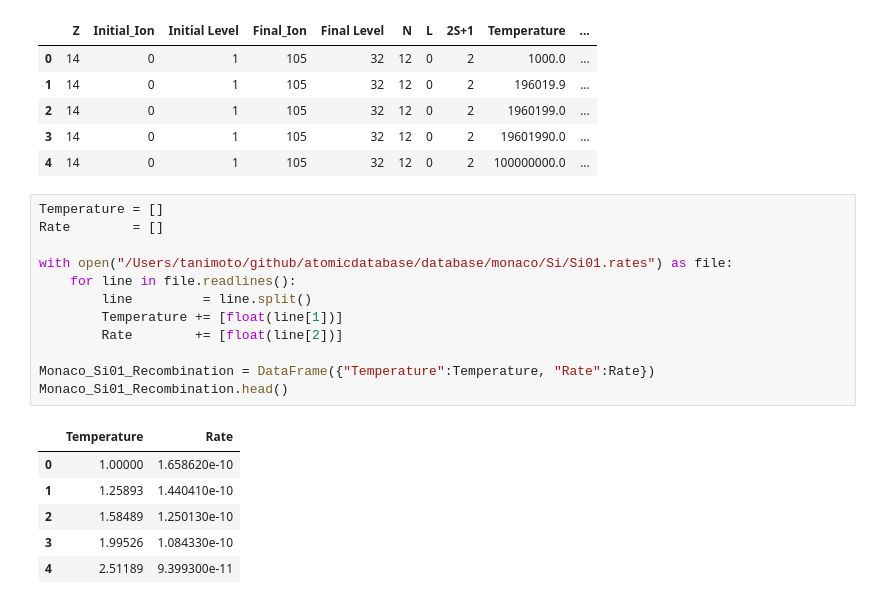
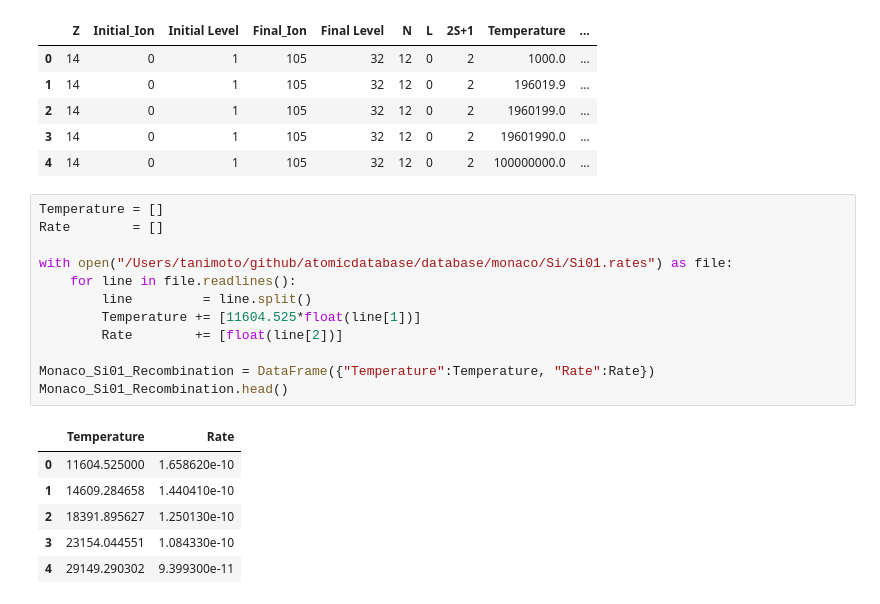
Before and after one commit to AtsushiTanimoto/AtomicDatabase, a Jupyter notebook: code/comparison/comparison.ipynb, the cells around one changed output. Saved outputs shown, nothing was run; the diff lists cells and outputs as text.

```diff
--- a/code/comparison/comparison.ipynb
+++ b/code/comparison/comparison.ipynb
@@ -247,22 +270,22 @@ Xstar_Si01_Recombination
 # %%
 Temperature = []
 Rate        = []
 
 with open("/Users/tanimoto/github/atomicdatabase/database/monaco/Si/Si01.rates") as file:
     for line in file.readlines():
         line         = line.split()
-        Temperature += [float(line[1])]
+        Temperature += [11604.525*float(line[1])]
         Rate        += [float(line[2])]
 
 Monaco_Si01_Recombination = DataFrame({"Temperature":Temperature, "Rate":Rate})
 Monaco_Si01_Recombination.head()
 # %% [output]
 |  | Temperature | Rate |
-| 0 | 1.00000 | 1.658620e-10 |
-| 1 | 1.25893 | 1.440410e-10 |
-| 2 | 1.58489 | 1.250130e-10 |
-| 3 | 1.99526 | 1.084330e-10 |
-| 4 | 2.51189 | 9.399300e-11 |
+| 0 | 11604.525000 | 1.658620e-10 |
+| 1 | 14609.284658 | 1.440410e-10 |
+| 2 | 18391.895627 | 1.250130e-10 |
+| 3 | 23154.044551 | 1.084330e-10 |
+| 4 | 29149.290302 | 9.399300e-11 |
 # %%
 fi     = figure(figsize=(12,8),dpi=100)
 subplots_adjust(left=0.10, bottom=0.10, right=0.95, top=0.95)
```
Also changed, not shown: parts of 2 cells of this notebook, 1 other file.
